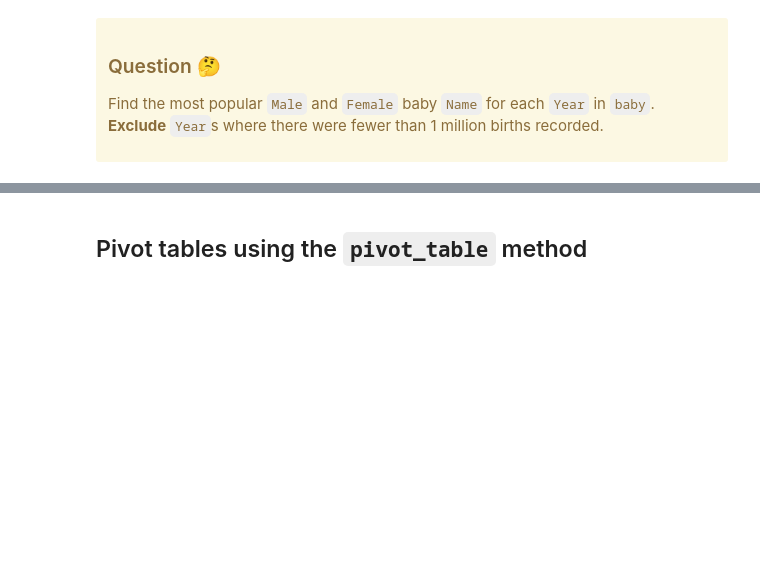
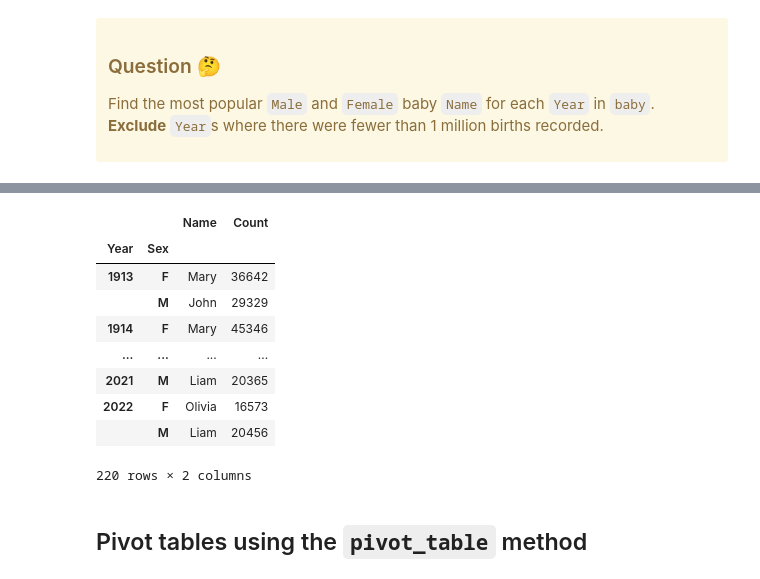
Before and after one commit to dsc-courses/dsc259r-2026-wi, a Jupyter notebook: lectures/lec03/lec03-live.ipynb, the cells around one changed output, grey strips where cells are left out. Saved outputs shown, nothing was run; the diff lists cells and outputs as text; code cells hidden in the pictures; blank space fills up the shorter version.

```diff
--- a/lectures/lec03/lec03-live.ipynb
+++ b/lectures/lec03/lec03-live.ipynb
@@ -156,5 +294,21 @@ baby
 # %%
-# Your code goes here.
+(baby
+ .groupby('Year')
+ .filter(lambda df: df['Count'].sum() >= 1_000_000)
+ .groupby(['Year', 'Sex'])
+ .first()
+)
+# %% [output]
+|  |  | Name | Count |
+| Year | Sex |  |  |
+| 1913 | F | Mary | 36642 |
+|  | M | John | 29329 |
+| 1914 | F | Mary | 45346 |
+| ... | ... | ... | ... |
+| 2021 | M | Liam | 20365 |
+| 2022 | F | Olivia | 16573 |
+|  | M | Liam | 20456 |
+220 rows × 2 columns
 # %% [markdown]
 ## Pivot tables using the `pivot_table` method
 # %% [markdown]
```
Also changed, not shown: parts of 65 cells of this notebook, 4 other files.
